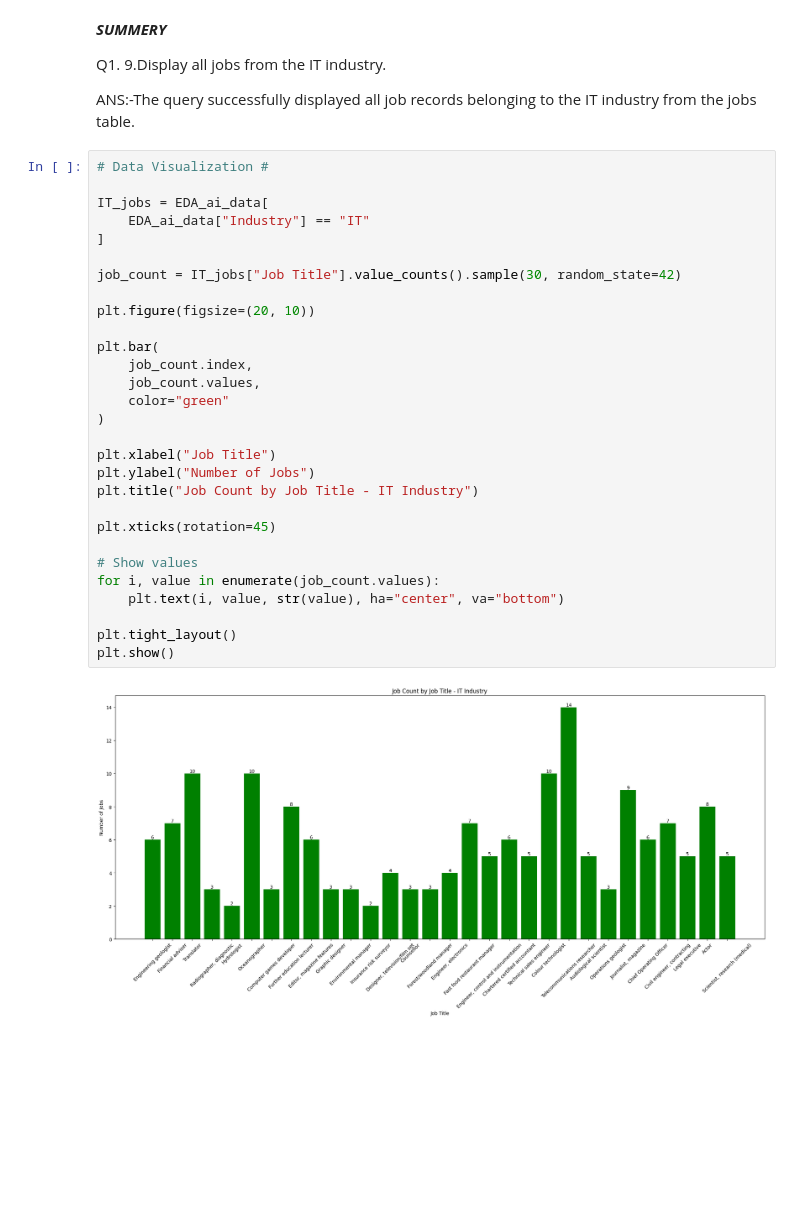
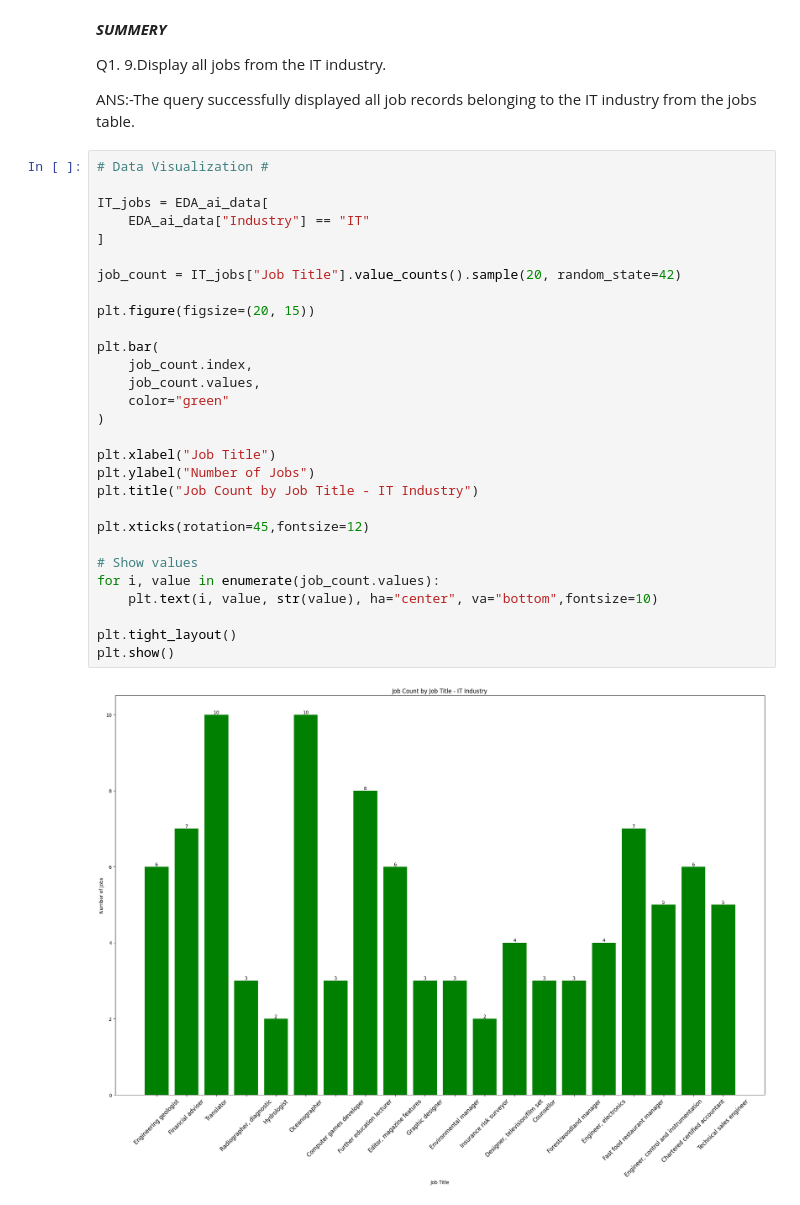
Before and after one commit to AJ0043/AI-Future-of-Jobs-Intelligence-Platform, a Jupyter notebook: AI_Adoption_&_Growth_Analysis.ipynb, the cells around one changed output. Drawn from its saved outputs; the diff is of its cells as text; blank space fills up the shorter version.

```diff
--- a/AI_Adoption_&_Growth_Analysis.ipynb
+++ b/AI_Adoption_&_Growth_Analysis.ipynb
@@ -3054,31 +3069,31 @@ ANS:-The query successfully displayed all job records belonging to the IT indust
 # %%
 # Data Visualization #
 
 IT_jobs = EDA_ai_data[
     EDA_ai_data["Industry"] == "IT"
 ]
 
-job_count = IT_jobs["Job Title"].value_counts().sample(30, random_state=42)
+job_count = IT_jobs["Job Title"].value_counts().sample(20, random_state=42)
 
-plt.figure(figsize=(20, 10))
+plt.figure(figsize=(20, 15))
 
 plt.bar(
     job_count.index,
     job_count.values,
     color="green"
 )
 
 plt.xlabel("Job Title")
 plt.ylabel("Number of Jobs")
 plt.title("Job Count by Job Title - IT Industry")
 
-plt.xticks(rotation=45)
+plt.xticks(rotation=45,fontsize=12)
 
 # Show values
 for i, value in enumerate(job_count.values):
-    plt.text(i, value, str(value), ha="center", va="bottom")
+    plt.text(i, value, str(value), ha="center", va="bottom",fontsize=10)
 
 plt.tight_layout()
 plt.show()
 # %% [output]
-[figure, old version]
+[figure, new version]
```
Also changed, not shown: parts of 21 cells of this notebook.
